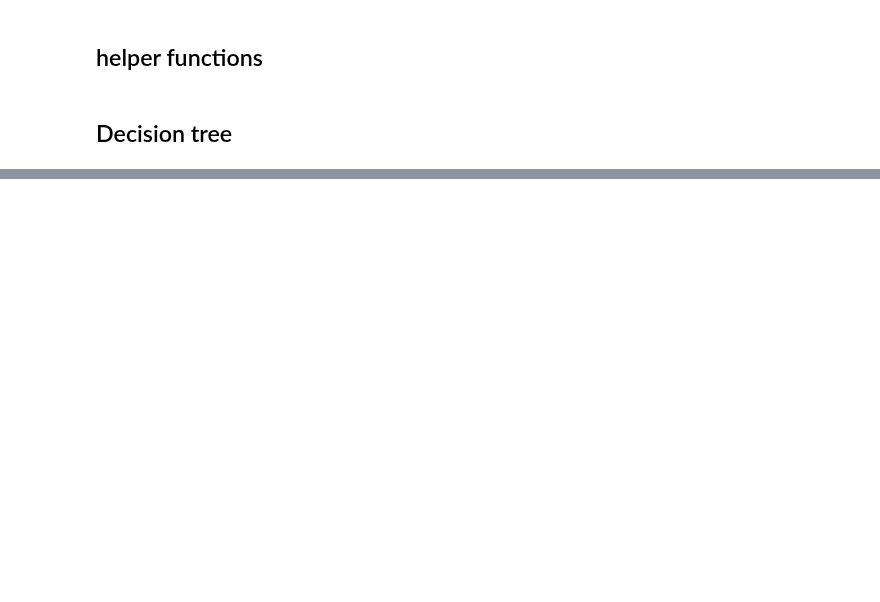
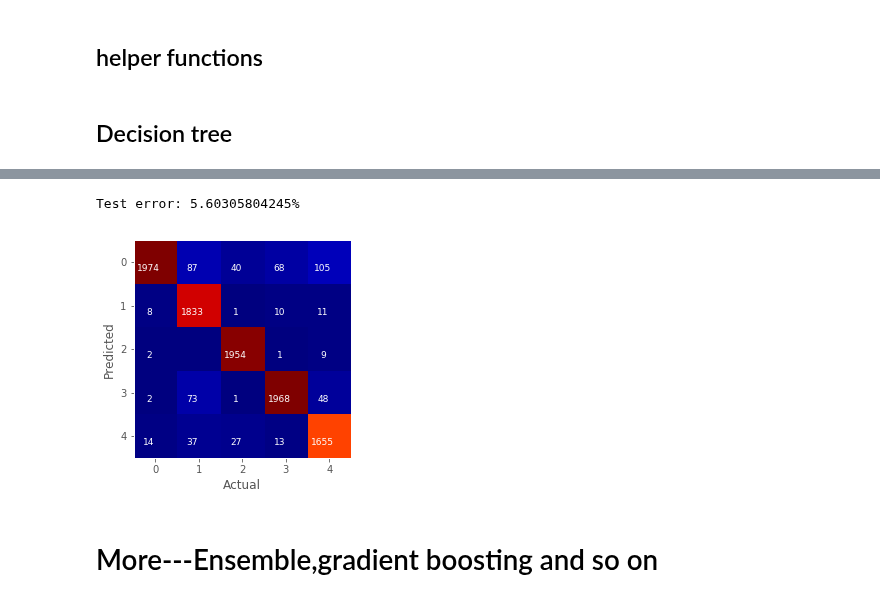
Before and after one commit to jennyzeng/Minecraft-AI, a Jupyter notebook: TraditionalML.ipynb, the cells around one changed output, grey strips where cells are left out. Cells and saved outputs as stored; diff of their text form; code cells hidden in the pictures; blank space fills up the shorter version.

```diff
--- a/TraditionalML.ipynb
+++ b/TraditionalML.ipynb
@@ -192,0 +383,7 @@ plot_validation_curve_lin(train_scores, test_scores, "Validation curve Decision
+# %%
+gb = GradientBoostingClassifier(n_estimators=100, random_state=1)
+multi_target_forest2 = MultiOutputClassifier(gb, n_jobs=5)
+r2=multi_target_forest.fit(Xtr, convertLabel(Ytr))
+result2=r2.predict(Xte)
+# %%
+test_error2,confusions2=error_rate(result2, convertLabel(Yte))
@@ -192,0 +394,19 @@ plot_validation_curve_lin(train_scores, test_scores, "Validation curve Decision
+# %%
+print('Test error: {}%'.format(test_error2))
+
+plt.xlabel('Actual')
+plt.ylabel('Predicted')
+plt.grid(False)
+plt.xticks(np.arange(5))
+plt.yticks(np.arange(5))
+plt.imshow(confusions2, cmap=plt.cm.jet, interpolation='nearest');
+
+
+for i, cas in enumerate(confusions2):
+    for j, count in enumerate(cas):
+        if count > 0:
+            xoff = .07 * len(str(count))
+            plt.text(j-xoff, i+.2, int(count), fontsize=9, color='white')
+# %% [output]
+Test error: 5.60305804245%
+[figure, added]
@@ -192,0 +417,2 @@ plot_validation_curve_lin(train_scores, test_scores, "Validation curve Decision
+# %% [markdown]
+# More---Ensemble,gradient boosting and so on
```
Also changed, not shown: parts of 44 cells of this notebook.
